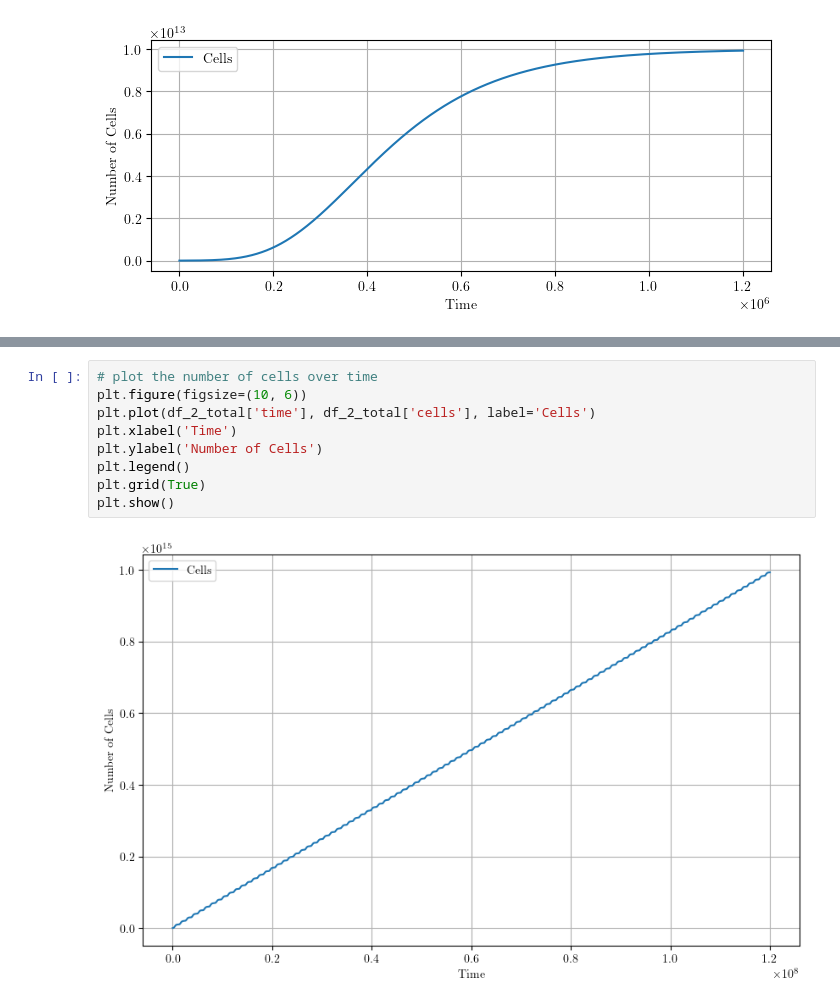
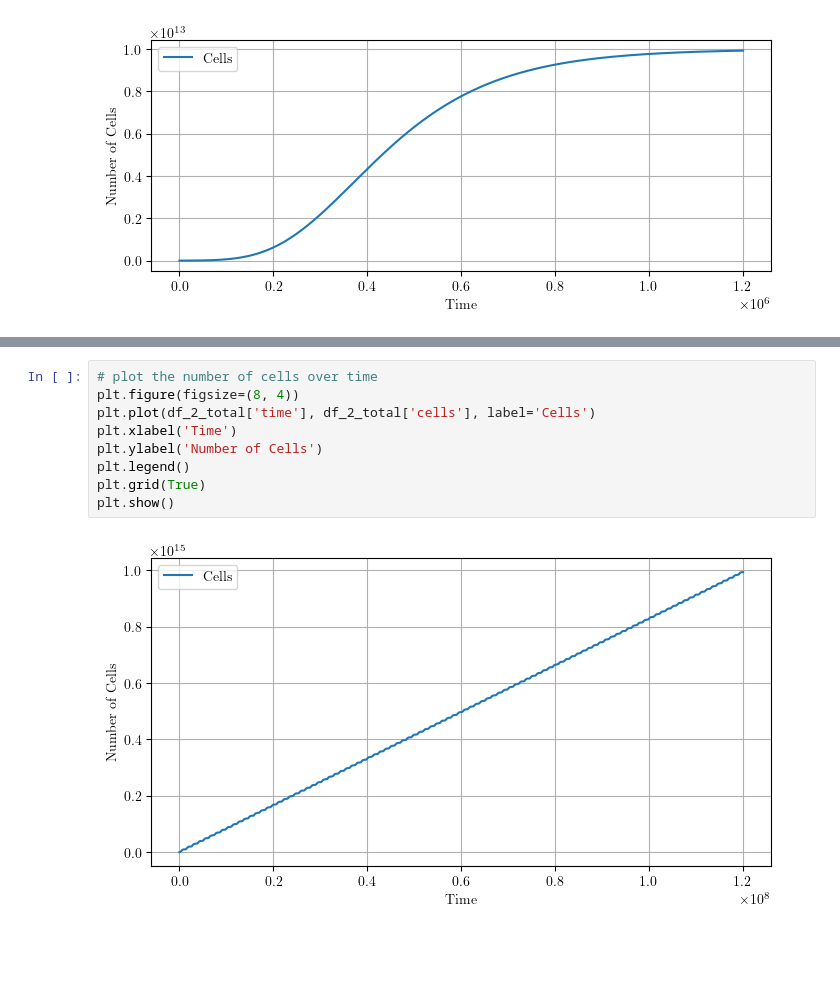
Before and after one commit to NathanRignall/cellular-automata-acw, a Jupyter notebook: automata/plots/task2.ipynb, the cells around one changed output, grey strips where cells are left out. Drawn from its saved outputs; the diff is of its cells as text; blank space fills up the shorter version.

```diff
--- a/automata/plots/task2.ipynb
+++ b/automata/plots/task2.ipynb
@@ -33,11 +62,11 @@ plt.show()
 # %%
 # plot the number of cells over time
-plt.figure(figsize=(10, 6))
+plt.figure(figsize=(8, 4))
 plt.plot(df_2_total['time'], df_2_total['cells'], label='Cells')
 plt.xlabel('Time')
 plt.ylabel('Number of Cells')
 plt.legend()
 plt.grid(True)
 plt.show()
 # %% [output]
-[figure, old version]
+[figure, new version]
```
Also changed, not shown: parts of 4 cells of this notebook, 1 other file.
